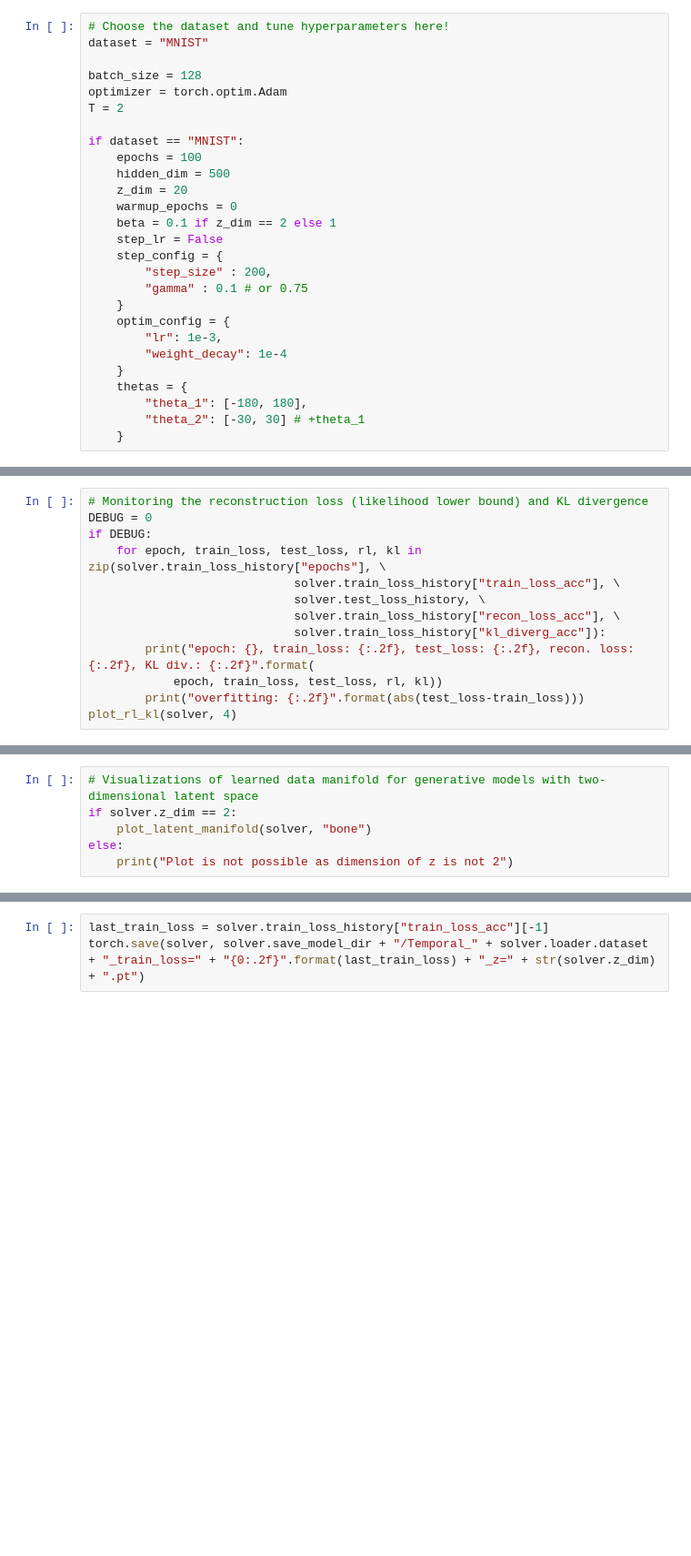
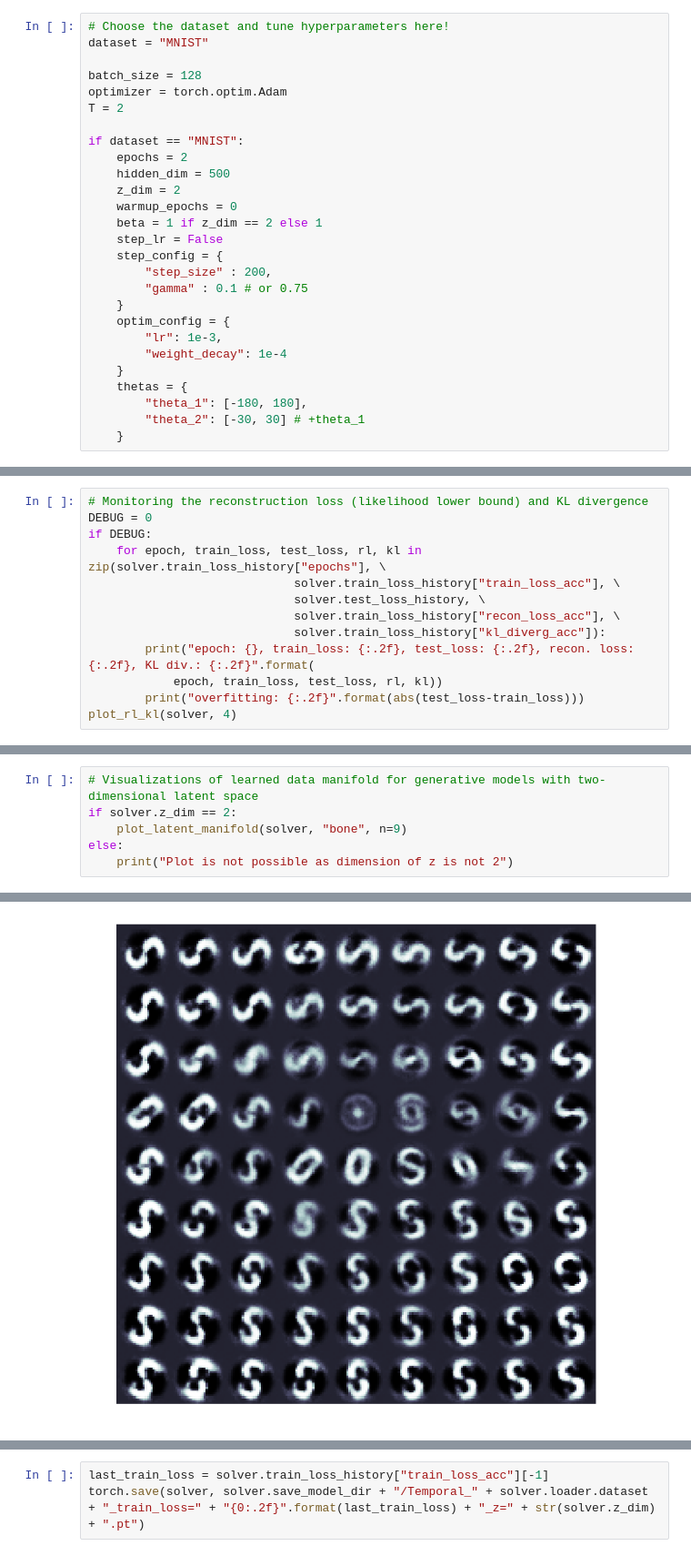
Before and after one commit to matthiasbrix/vae-models, a Jupyter notebook: src/3_tdcvae.ipynb, the cells around one changed output, grey strips where cells are left out. Shown at 91% size. Drawn from its saved outputs; the diff is of its cells as text; blank space fills up the shorter version.

```diff
--- a/src/3_tdcvae.ipynb
+++ b/src/3_tdcvae.ipynb
@@ -47,11 +47,11 @@ optimizer = torch.optim.Adam
 T = 2
 
 if dataset == "MNIST":
-    epochs = 100
+    epochs = 2
     hidden_dim = 500
-    z_dim = 20
+    z_dim = 2
     warmup_epochs = 0
-    beta = 0.1 if z_dim == 2 else 1
+    beta = 1 if z_dim == 2 else 1
     step_lr = False
     step_config = {
         "step_size" : 200,
@@ -103,6 +114,7 @@ else:
 # %%
 # Visualizations of learned data manifold for generative models with two-dimensional latent space
 if solver.z_dim == 2:
-    plot_latent_manifold(solver, "bone")
+    plot_latent_manifold(solver, "bone", n=9)
 else:
     print("Plot is not possible as dimension of z is not 2")
+# %% [output]
@@ -108,0 +125 @@ else:
+[figure, added]
```
Also changed, not shown: parts of 5 cells of this notebook, 3 other files.
